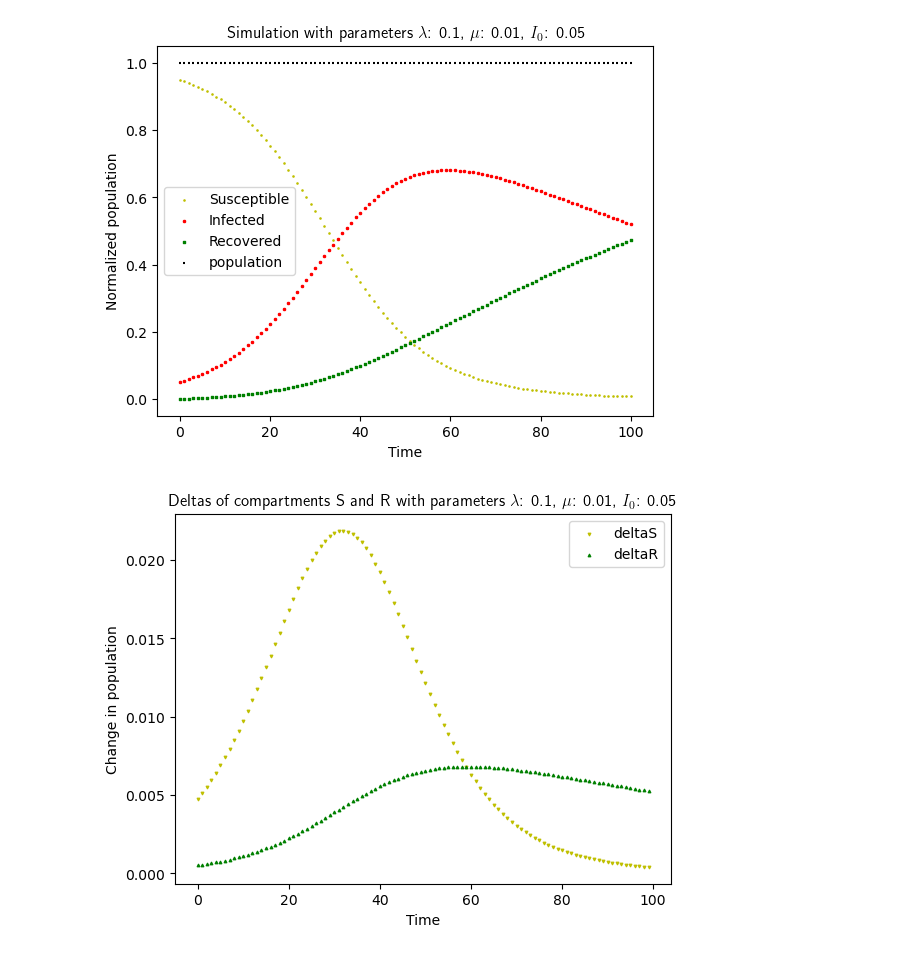
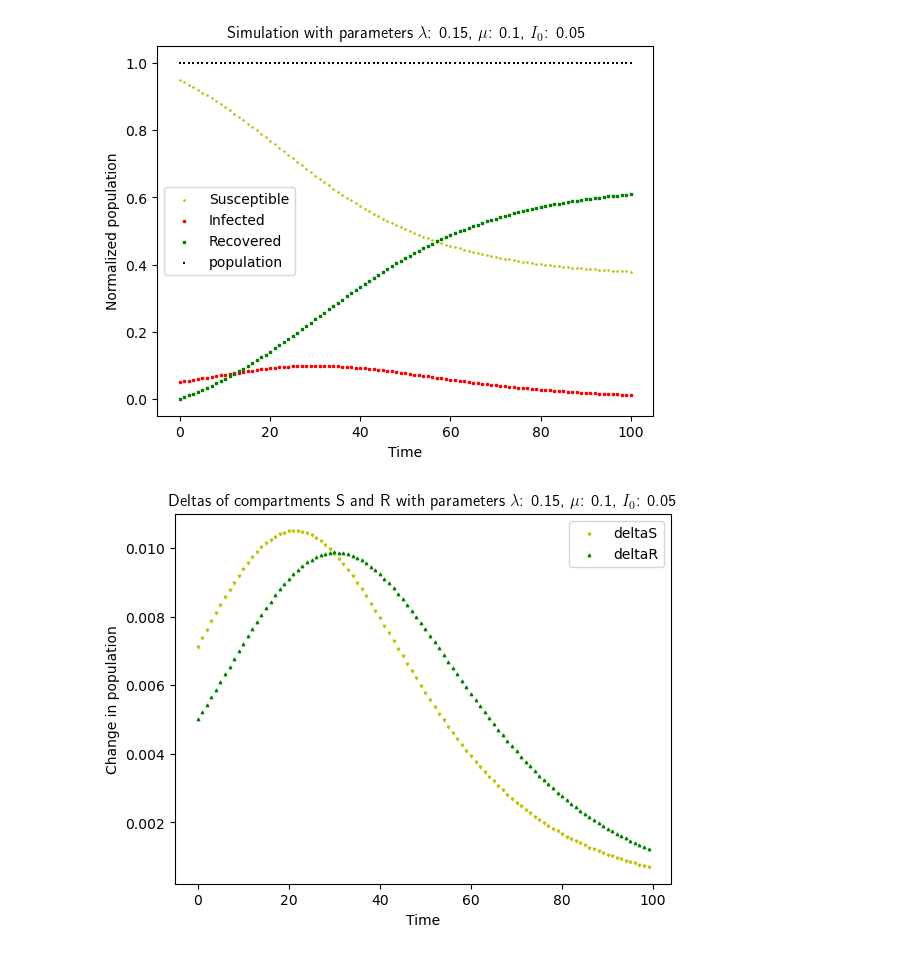
Before and after one commit to AnuR1234/GNN, a Jupyter notebook: Assignment4/epidemiology.ipynb, the cells around one changed output. Saved outputs shown, nothing was run; the diff lists cells and outputs as text; code cells hidden in the pictures.

```diff
--- a/Assignment4/epidemiology.ipynb
+++ b/Assignment4/epidemiology.ipynb
@@ -91,6 +102,7 @@ def plot_simulation(lam, mu, I_0, T):
     i = results[:, 1]
     r = results[:, 2]
     time_range = [t for t in range(T + 1)]
+    fig1 = plt.figure()
     plt.scatter(time_range, s, label="Susceptible", marker=".", s = 3, color="y")
     plt.scatter(time_range, i, label="Infected", marker="x", s = 3, color="r")
     plt.scatter(time_range, r, label="Recovered", marker=",", s= 3, color="g")
@@ -99,10 +111,11 @@ def plot_simulation(lam, mu, I_0, T):
     plt.ylabel("Normalized population")
     plt.xlabel("Time")
     plt.legend()
-    plt.figure()
+    fig2 = plt.figure()
     plt.title(f"Deltas of compartments S and R with parameters $\lambda$: {lam}, $\mu$: {mu}, $I_0$: {I_0}", usetex = True)
     plt.scatter(time_range[:-1], deltas[:, 0], marker="v", s=3, color="y", label="deltaS")
     plt.scatter(time_range[:-1], deltas[:, 1], marker="^", s=3, color="g", label="deltaR")
     plt.ylabel("Change in population")
     plt.xlabel("Time")
     plt.legend()
+    return fig1, fig2
@@ -109,6 +194,6 @@ def plot_simulation(lam, mu, I_0, T):
 # %%
-plot_simulation(0.1, 0.01, 0.05, 100)
+plot_simulation(0.15, 0.1, 0.05, 100)
 # %% [output]
-[figure, old version]
+[figure, new version]
-[figure, old version]
+[figure, new version]
 # %%
```
Also changed, not shown: parts of 29 cells of this notebook.
